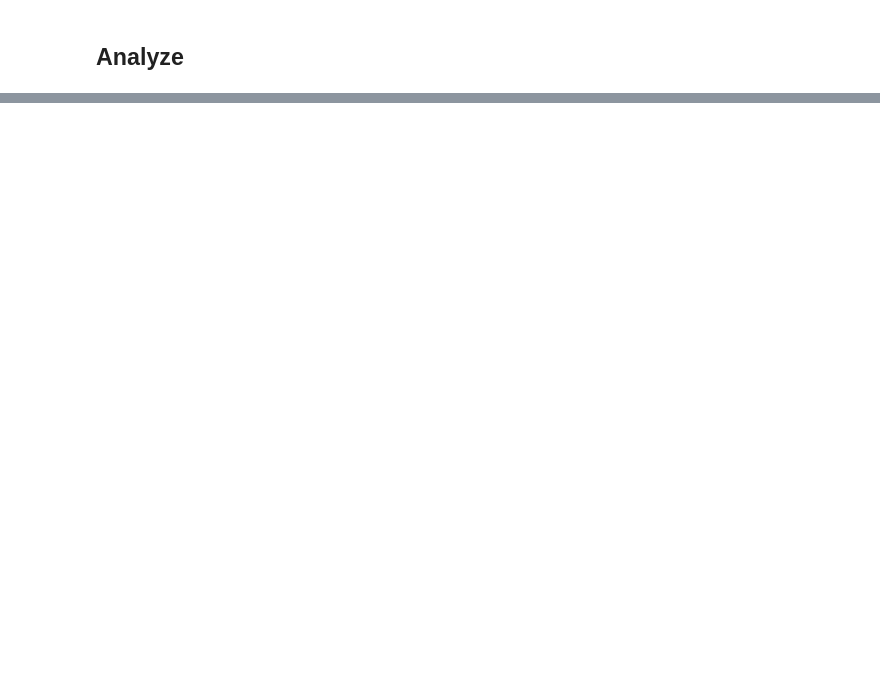
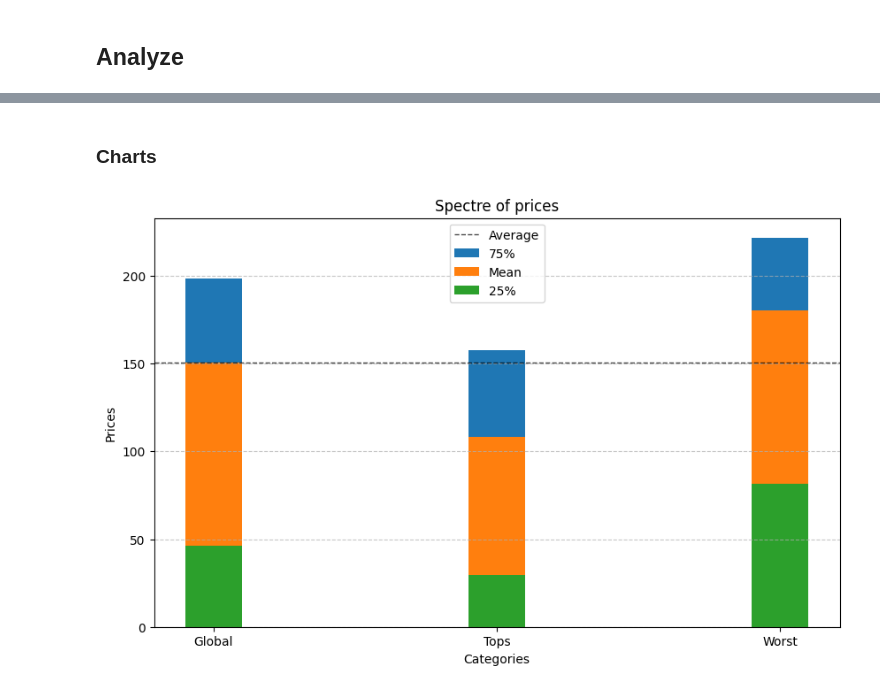
Before and after one commit to BrianValdiviesoDev/reviewshub, a Jupyter notebook: scrapper/services/pccom.ipynb, the cells around one changed output, grey strips where cells are left out. Saved outputs shown, nothing was run; the diff lists cells and outputs as text; code cells hidden in the pictures; blank space fills up the shorter version.

```diff
--- a/scrapper/services/pccom.ipynb
+++ b/scrapper/services/pccom.ipynb
@@ -128,0 +232,2 @@ MIN: 10.99
+# %% [markdown]
+### Charts
@@ -128,0 +237,31 @@ MIN: 10.99
+# %%
+labels = ['Global', 'Tops', 'Worst']
+
+quartile75 = [globalPrices[4], topsPrice[4], worstPrice[4]]
+quartile25 = [globalPrices[3], topsPrice[3], worstPrice[3]]
+mins = [globalPrices[2], topsPrice[2], worstPrice[2]]
+maxs = [globalPrices[1], topsPrice[1], worstPrice[1]]
+avg = [globalPrices[0], topsPrice[0], worstPrice[0]]
+num_stats = len(labels)
+
+bar_width = 0.2
+
+x = np.arange(num_stats)
+
+plt.figure(figsize=(10, 6))
+
+plt.bar(x, quartile75, bar_width, label='75%')
+plt.bar(x, avg, bar_width, label='Mean')
+plt.bar(x, quartile25, bar_width, label='25%')
+
+plt.axhline(y=globalPrices[0], color='black', linewidth=1 , linestyle='--', label='Average', alpha=0.7)
+
+plt.title('Spectre of prices')
+plt.xlabel('Categories')
+plt.ylabel('Prices')
+plt.xticks(x, labels)
+plt.legend()
+plt.grid(axis='y', linestyle='--', alpha=0.7)
+plt.show()
+# %% [output]
+[figure, added]
```
Also changed, not shown: parts of 16 cells of this notebook, 3 other files.
